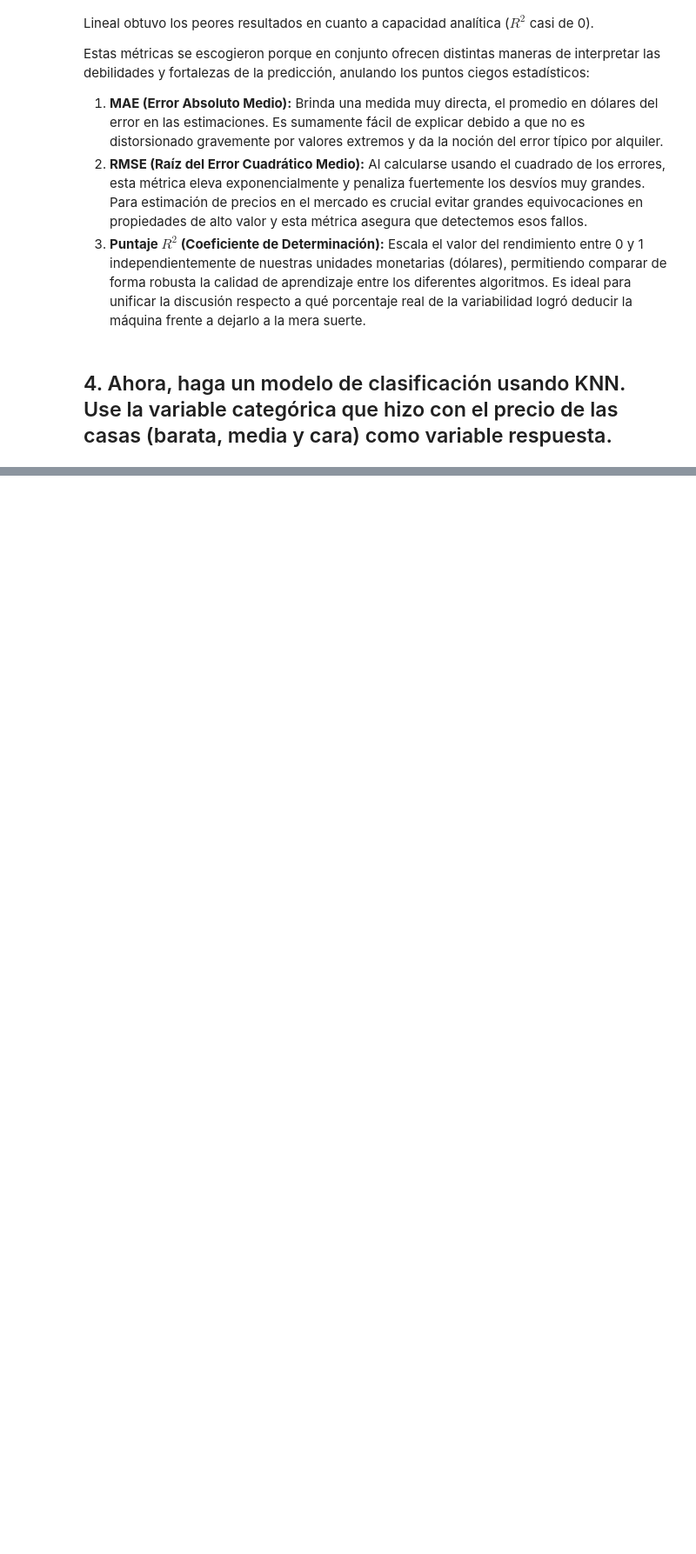
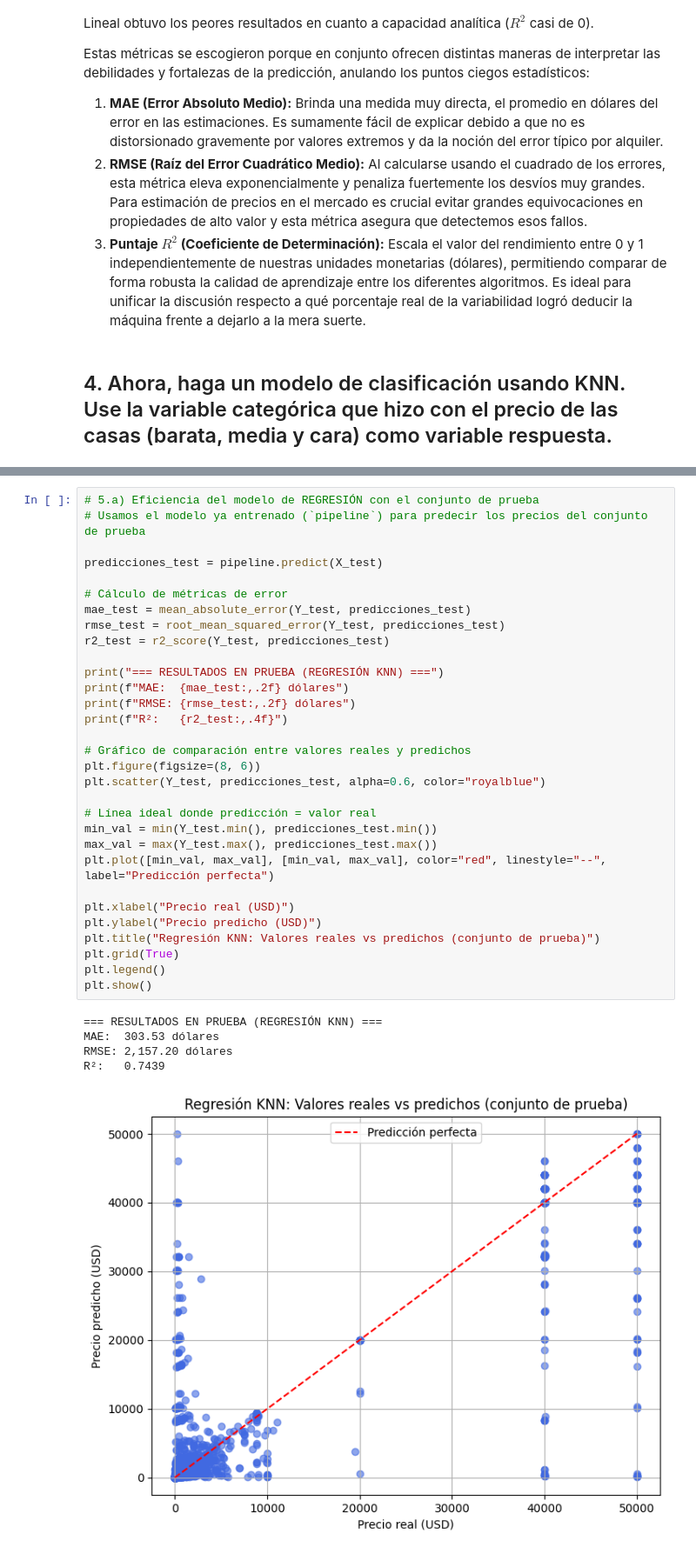
Before and after one commit to Vann06/Mineria_Datos, a Jupyter notebook: KNN.ipynb, the cells around one changed output, grey strips where cells are left out. Shown at 87% size. Saved outputs shown, nothing was run; the diff lists cells and outputs as text; blank space fills up the shorter version.

```diff
--- a/KNN.ipynb
+++ b/KNN.ipynb
@@ -294,0 +261,37 @@ weighted avg       0.69      0.69      0.69     22874
+# %%
+# 5.a) Eficiencia del modelo de REGRESIÓN con el conjunto de prueba
+# Usamos el modelo ya entrenado (`pipeline`) para predecir los precios del conjunto de prueba
+
+predicciones_test = pipeline.predict(X_test)
+
+# Cálculo de métricas de error
+mae_test = mean_absolute_error(Y_test, predicciones_test)
+rmse_test = root_mean_squared_error(Y_test, predicciones_test)
+r2_test = r2_score(Y_test, predicciones_test)
+
+print("=== RESULTADOS EN PRUEBA (REGRESIÓN KNN) ===")
+print(f"MAE:  {mae_test:,.2f} dólares")
+print(f"RMSE: {rmse_test:,.2f} dólares")
+print(f"R²:   {r2_test:,.4f}")
+
+# Gráfico de comparación entre valores reales y predichos
+plt.figure(figsize=(8, 6))
+plt.scatter(Y_test, predicciones_test, alpha=0.6, color="royalblue")
+
+# Línea ideal donde predicción = valor real
+min_val = min(Y_test.min(), predicciones_test.min())
+max_val = max(Y_test.max(), predicciones_test.max())
+plt.plot([min_val, max_val], [min_val, max_val], color="red", linestyle="--", label="Predicción perfecta")
+
+plt.xlabel("Precio real (USD)")
+plt.ylabel("Precio predicho (USD)")
+plt.title("Regresión KNN: Valores reales vs predichos (conjunto de prueba)")
+plt.grid(True)
+plt.legend()
+plt.show()
+# %% [output]
+=== RESULTADOS EN PRUEBA (REGRESIÓN KNN) ===
+MAE:  303.53 dólares
+RMSE: 2,157.20 dólares
+R²:   0.7439
+[figure, added]
```
Also changed, not shown: parts of 4 cells of this notebook.
